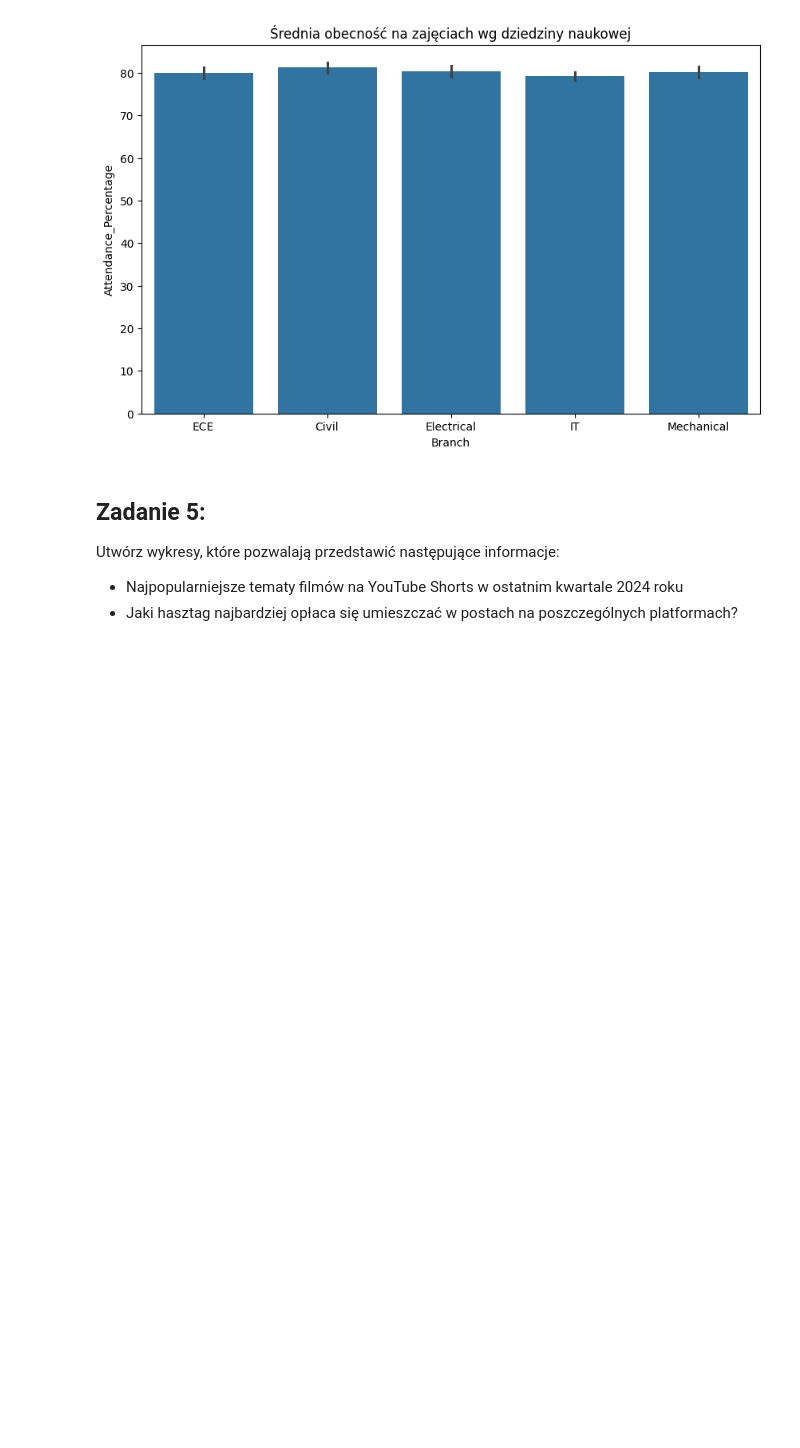
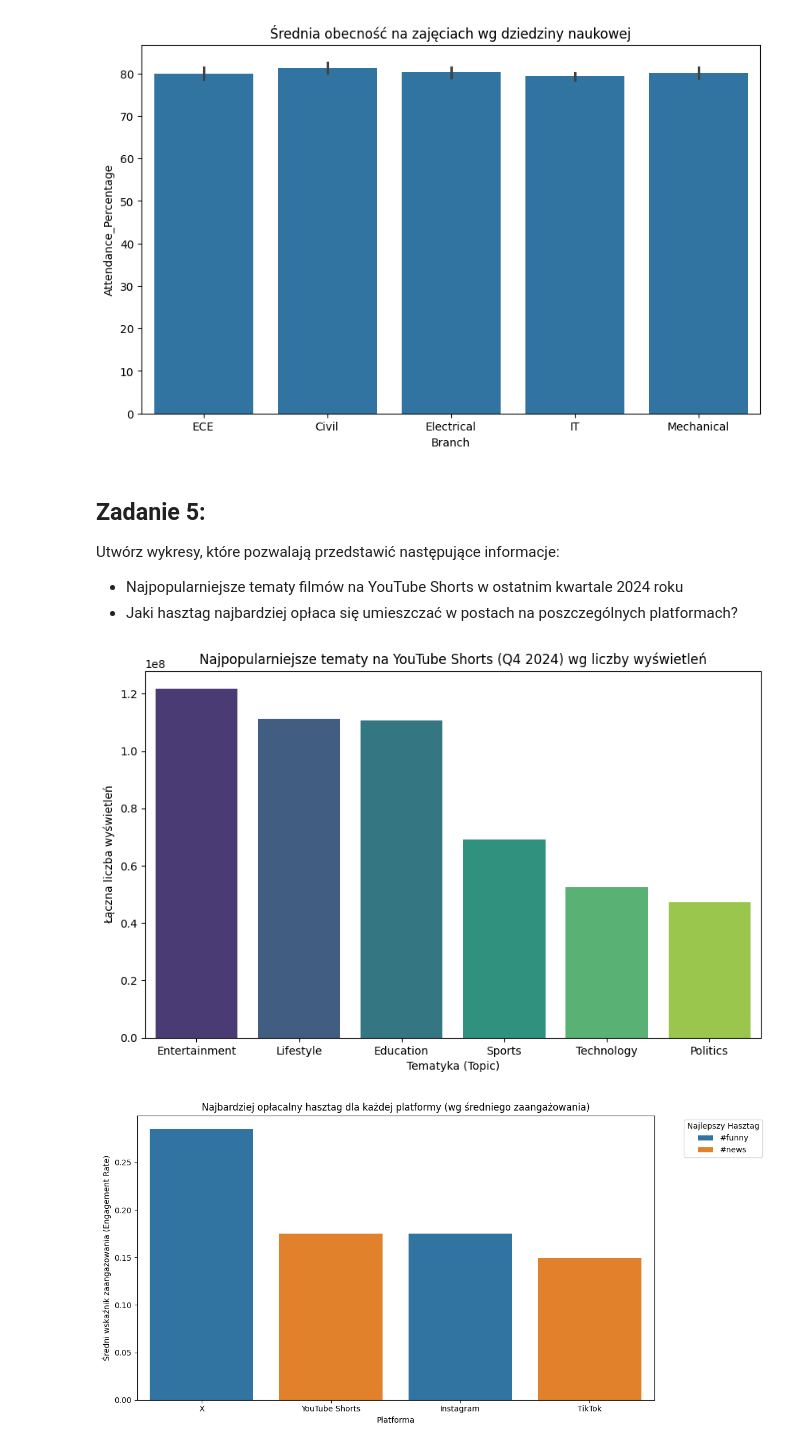
Before and after one commit to Zajecia-na-PWr-LR/lista-1-PawelZubalski, a Jupyter notebook: UczenieMaszynowe_25_26_Lista1.ipynb, the cells around one changed output. Cells and saved outputs as stored; diff of their text form; code cells hidden in the pictures; blank space fills up the shorter version.

```diff
--- a/UczenieMaszynowe_25_26_Lista1.ipynb
+++ b/UczenieMaszynowe_25_26_Lista1.ipynb
@@ -188,3 +187,48 @@ plt.show()
 Utwórz wykresy, które pozwalają przedstawić następujące informacje:
 - Najpopularniejsze tematy filmów na YouTube Shorts w ostatnim kwartale 2024 roku
 - Jaki hasztag najbardziej opłaca się umieszczać w  postach na poszczególnych platformach?
+# %%
+import pandas as pd
+import matplotlib.pyplot as plt
+import seaborn as sns
+
+df_social = pd.read_csv('social_media_viral_content_dataset.csv')
+
+df_social['post_datetime'] = pd.to_datetime(df_social['post_datetime'])
+
+maska_q4 = (df_social['post_datetime'] >= '2024-10-01') & (df_social['post_datetime'] <= '2024-12-31')
+yt_shorts_q4 = df_social[(df_social['platform'] == 'YouTube Shorts') & maska_q4]
+
+tematy_popularnosc = yt_shorts_q4.groupby('topic')['views'].sum().sort_values(ascending=False).reset_index()
+
+plt.figure(figsize=(10, 6))
+sns.barplot(data=tematy_popularnosc, x='topic', y='views', hue='topic', palette='viridis', legend=False)
+plt.title('Najpopularniejsze tematy na YouTube Shorts (Q4 2024) wg liczby wyświetleń')
+plt.xlabel('Tematyka (Topic)')
+plt.ylabel('Łączna liczba wyświetleń')
+plt.show()
+
+df_hash = df_social.copy()
+df_hash['hashtags'] = df_hash['hashtags'].str.split()
+df_hash = df_hash.explode('hashtags')
+hash_zaangazowanie = df_hash.groupby(['platform', 'hashtags'])['engagement_rate'].mean().reset_index()
+
+najlepsze_hasztagi = hash_zaangazowanie.sort_values('engagement_rate', ascending=False).drop_duplicates(subset=['platform'])
+
+plt.figure(figsize=(12, 6))
+sns.barplot(
+    data=najlepsze_hasztagi,
+    x='platform',
+    y='engagement_rate',
+    hue='hashtags',
+    dodge=False
+)
+plt.title('Najbardziej opłacalny hasztag dla każdej platformy (wg średniego zaangażowania)')
+plt.xlabel('Platforma')
+plt.ylabel('Średni wskaźnik zaangażowania (Engagement Rate)')
+plt.legend(title='Najlepszy Hasztag', bbox_to_anchor=(1.05, 1), loc='upper left')
+plt.tight_layout()
+plt.show()
+# %% [output]
+[figure, added]
+[figure, added]
```
Also changed, not shown: parts of 1 cell of this notebook.
